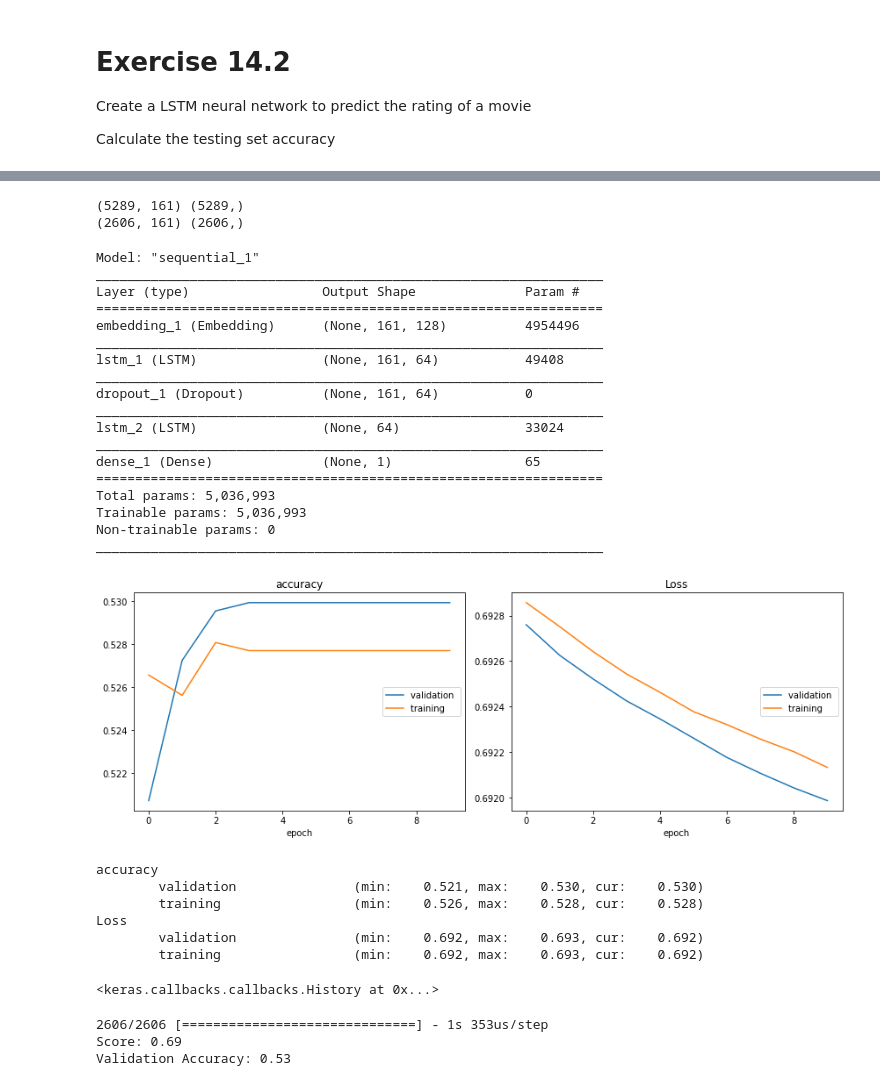
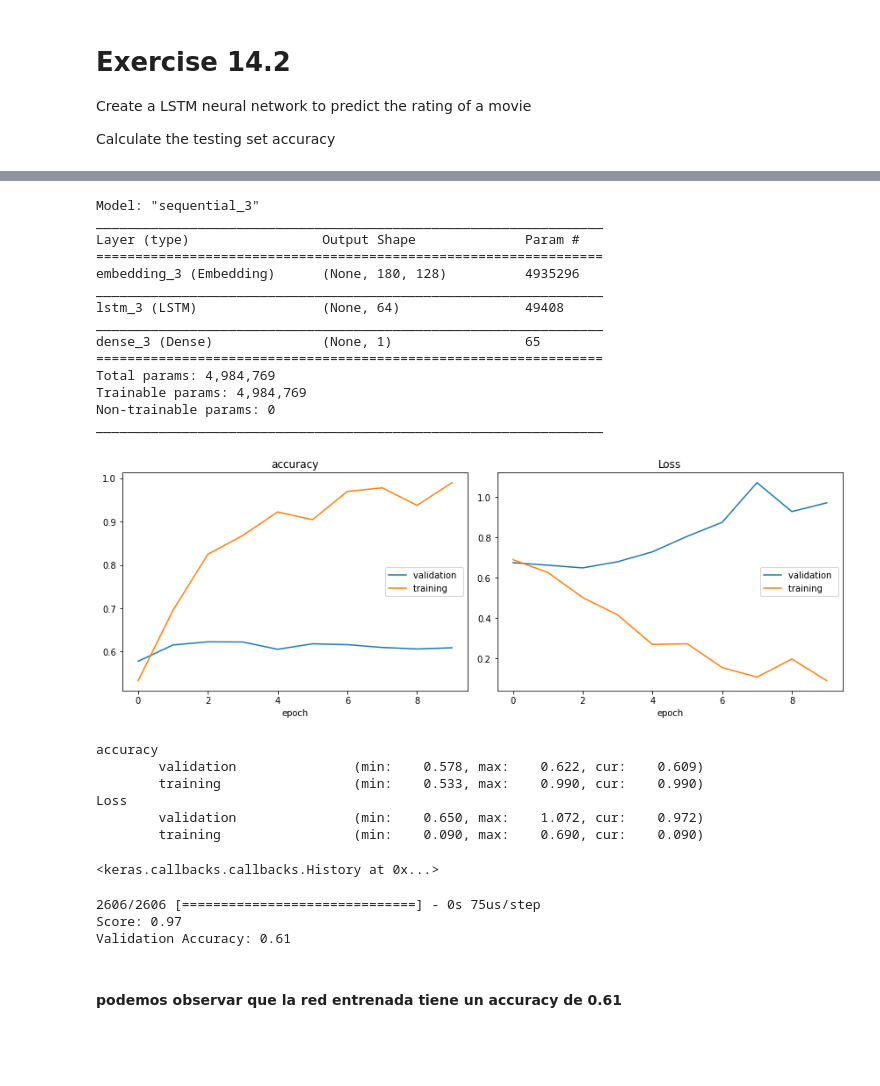
Before and after one commit to juanelo387/AdvancedMethodsDataAnalysisClass, a Jupyter notebook: E14/E14_LSTM.ipynb, the cells around one changed output, grey strips where cells are left out. Cells and saved outputs as stored; diff of their text form; code cells hidden in the pictures; blank space fills up the shorter version.

```diff
--- a/E14/E14_LSTM.ipynb
+++ b/E14/E14_LSTM.ipynb
@@ -82,4 +86,3 @@ X_dtm = vect.fit_transform(X)
 # %%
-v = vect.get_feature_names()
-voc = set((' '.join(v)).split())
+voc = set((' '.join(X)).split())
 vocabulary = {x: idx + 1 for idx, x in enumerate(set(voc))}
@@ -86,4 +91,4 @@ vocabulary = {x: idx + 1 for idx, x in enumerate(set(voc))}
 # %%
-X1 = [x.split() for x in v]
-len_ = pd.Series([len(x) for x in X1])
+X = [x.split() for x in X]
+len_ = pd.Series([len(x) for x in X])
 # %%
@@ -101,6 +107,6 @@ dtype: float64
 # %%
 # Max len
-max_doc_len = 161
+max_doc_len = 180
 X = [x[:max_doc_len] for x in X]
 # Convert characters to int and pad
 X = [[vocabulary[x1] for x1 in x if x1 in vocabulary.keys()] for x in X]
@@ -161,70 +165,49 @@ from livelossplot import PlotLossesKeras
 # %%
 from sklearn.model_selection import train_test_split
 X_train, X_test, y_train, y_test = train_test_split(X_pad, y, test_size = 0.33, random_state = 42)
-print(X_train.shape, y_train.shape)
-print(X_test.shape, y_test.shape)
-# %% [output]
-(5289, 161) (5289,)
-(2606, 161) (2606,)
 # %%
-from keras.optimizers import SGD
-opt = SGD(lr=0.001)
-
-#Initializing the classifier Network
 model = Sequential()
-model.add(Embedding(len(vocabulary) + 1, 128, input_length = max_doc_len))
-
-#Adding the input LSTM network layer
-model.add(LSTM(64, return_sequences=True))
-model.add(Dropout(0.2))
-
-#Adding a second LSTM network layer
+model.add(Embedding(len(vocabulary) + 1, 128, input_length=max_doc_len))
 model.add(LSTM(64))
-
-#Adding the output layer
-model.add(Dense(1, activation = 'sigmoid'))
-
-#Compiling the network
-model.compile(loss = 'binary_crossentropy', optimizer = opt, metrics = ['accuracy'])
+model.add(Dense(1, activation='sigmoid'))
+model.compile(loss='binary_crossentropy', optimizer='rmsprop', metrics=['accuracy'])
 
 model.summary()
 # %% [output]
-Model: "sequential_1"
+Model: "sequential_3"
 _________________________________________________________________
 Layer (type)                 Output Shape              Param #
 =================================================================
-embedding_1 (Embedding)      (None, 161, 128)          4954496
+embedding_3 (Embedding)      (None, 180, 128)          4935296
 _________________________________________________________________
-lstm_1 (LSTM)                (None, 161, 64)           49408
+lstm_3 (LSTM)                (None, 64)                49408
 _________________________________________________________________
-dropout_1 (Dropout)          (None, 161, 64)           0
-_________________________________________________________________
-lstm_2 (LSTM)                (None, 64)                33024
-_________________________________________________________________
-dense_1 (Dense)              (None, 1)                 65
+dense_3 (Dense)              (None, 1)                 65
 =================================================================
-Total params: 5,036,993
-Trainable params: 5,036,993
+Total params: 4,984,769
+Trainable params: 4,984,769
 Non-trainable params: 0
 _________________________________________________________________
 # %%
 model.fit(X_train, y_train, validation_data=[X_test, y_test],
-          batch_size = 128, epochs = 10, verbose = 1,
+          batch_size = 1000, epochs = 10, verbose = 1,
           callbacks=[PlotLossesKeras()])
 # %% [output]
-[figure, old version]
+[figure, new version]
 accuracy
-        validation               (min:    0.521, max:    0.530, cur:    0.530)
-        training                 (min:    0.526, max:    0.528, cur:    0.528)
+        validation               (min:    0.578, max:    0.622, cur:    0.609)
+        training                 (min:    0.533, max:    0.990, cur:    0.990)
 Loss
-        validation               (min:    0.692, max:    0.693, cur:    0.692)
-        training                 (min:    0.692, max:    0.693, cur:    0.692)
+        validation               (min:    0.650, max:    1.072, cur:    0.972)
+        training                 (min:    0.090, max:    0.690, cur:    0.090)
 <keras.callbacks.callbacks.History at 0x...>
 # %%
-score, acc = model.evaluate(X_test, y_test, verbose = 1, batch_size = 128)
+score, acc = model.evaluate(X_test, y_test, verbose = 1, batch_size = 1000)
 print("Score: %.2f" % (score))
 print("Validation Accuracy: %.2f" % (acc))
 # %% [output]
-2606/2606 [==============================] - 1s 353us/step
-Score: 0.69
-Validation Accuracy: 0.53
+2606/2606 [==============================] - 0s 75us/step
+Score: 0.97
+Validation Accuracy: 0.61
+# %% [markdown]
+#### **podemos observar que la red entrenada tiene un accuracy de 0.61**
```
Also changed, not shown: parts of 15 cells of this notebook, 2 other files.
